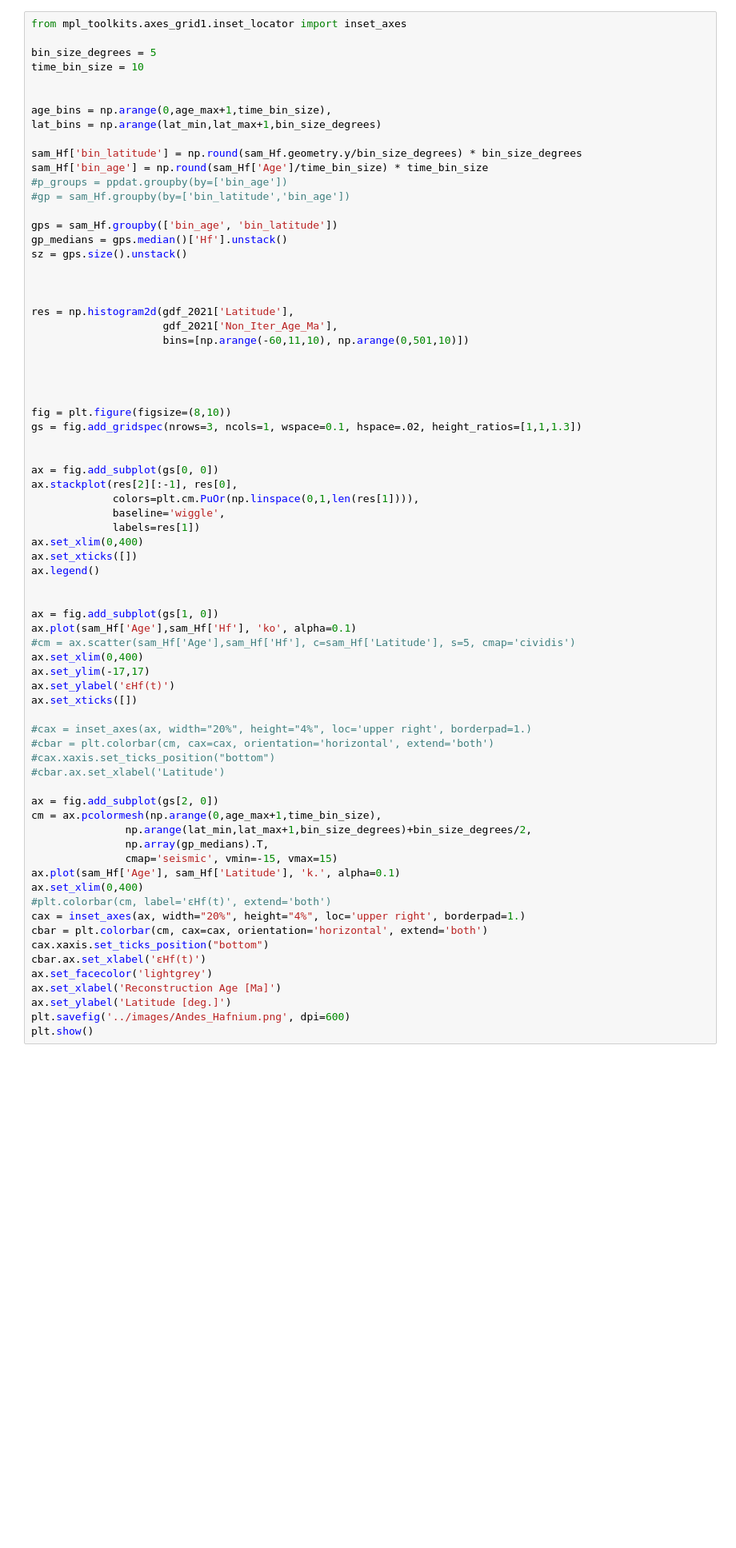
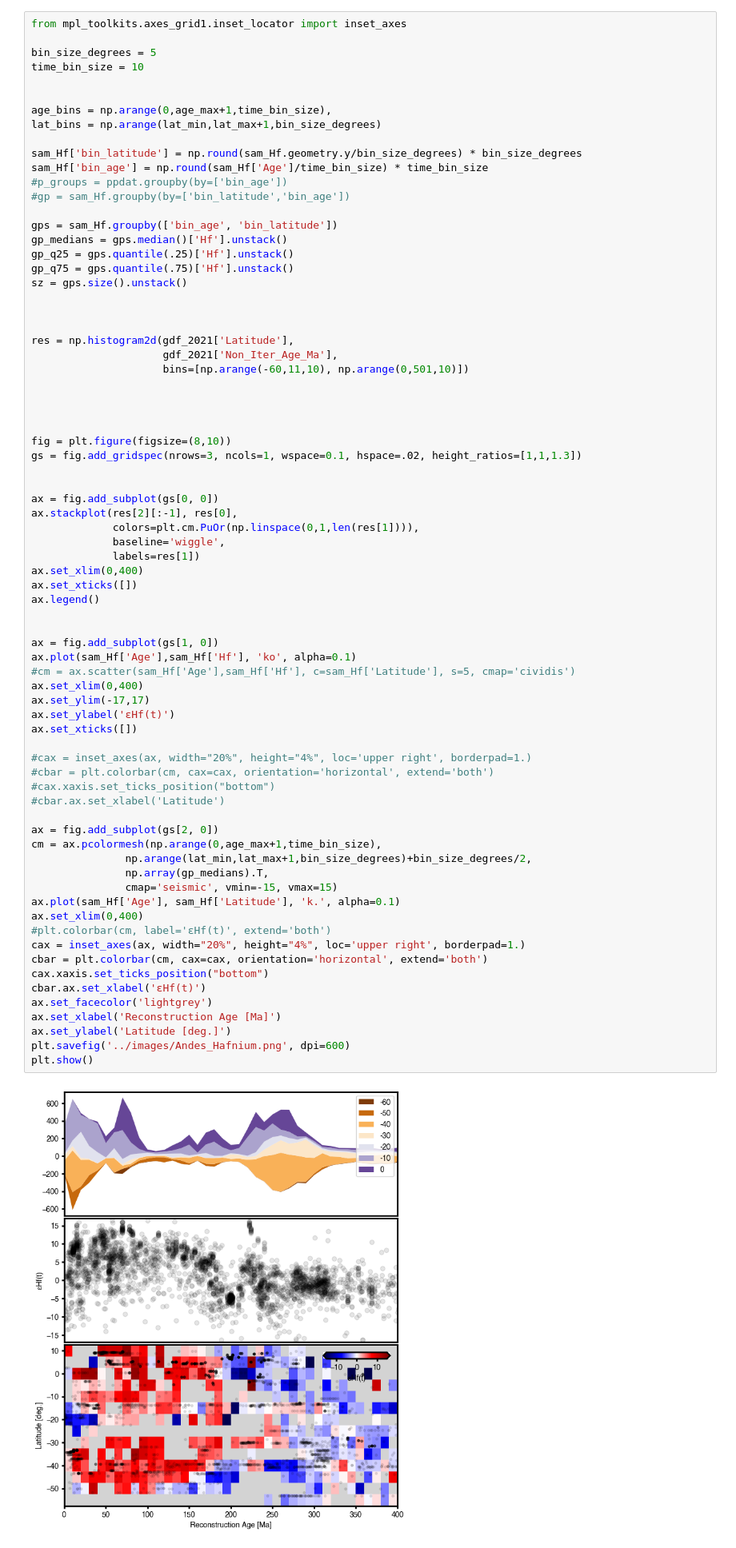
Before and after one commit to siwill22/global_paleoelevation, a Jupyter notebook: notebooks/Andes_Hafnium.ipynb, the cells around one changed output. Shown at 80% size. Saved outputs shown, nothing was run; the diff lists cells and outputs as text; blank space fills up the shorter version.

```diff
--- a/notebooks/Andes_Hafnium.ipynb
+++ b/notebooks/Andes_Hafnium.ipynb
@@ -75,6 +75,8 @@ sam_Hf['bin_age'] = np.round(sam_Hf['Age']/time_bin_size) * time_bin_size
 
 gps = sam_Hf.groupby(['bin_age', 'bin_latitude'])
 gp_medians = gps.median()['Hf'].unstack()
+gp_q25 = gps.quantile(.25)['Hf'].unstack()
+gp_q75 = gps.quantile(.75)['Hf'].unstack()
 sz = gps.size().unstack()
 
 
@@ -103,33 +105,35 @@ ax.legend()
 ax = fig.add_subplot(gs[1, 0])
 ax.plot(sam_Hf['Age'],sam_Hf['Hf'], 'ko', alpha=0.1)
 #cm = ax.scatter(sam_Hf['Age'],sam_Hf['Hf'], c=sam_Hf['Latitude'], s=5, cmap='cividis')
 ax.set_xlim(0,400)
 ax.set_ylim(-17,17)
 ax.set_ylabel('εHf(t)')
 ax.set_xticks([])
 
 #cax = inset_axes(ax, width="20%", height="4%", loc='upper right', borderpad=1.)
 #cbar = plt.colorbar(cm, cax=cax, orientation='horizontal', extend='both')
 #cax.xaxis.set_ticks_position("bottom")
 #cbar.ax.set_xlabel('Latitude')
 
 ax = fig.add_subplot(gs[2, 0])
 cm = ax.pcolormesh(np.arange(0,age_max+1,time_bin_size),
                np.arange(lat_min,lat_max+1,bin_size_degrees)+bin_size_degrees/2,
                np.array(gp_medians).T,
                cmap='seismic', vmin=-15, vmax=15)
 ax.plot(sam_Hf['Age'], sam_Hf['Latitude'], 'k.', alpha=0.1)
 ax.set_xlim(0,400)
 #plt.colorbar(cm, label='εHf(t)', extend='both')
 cax = inset_axes(ax, width="20%", height="4%", loc='upper right', borderpad=1.)
 cbar = plt.colorbar(cm, cax=cax, orientation='horizontal', extend='both')
 cax.xaxis.set_ticks_position("bottom")
 cbar.ax.set_xlabel('εHf(t)')
 ax.set_facecolor('lightgrey')
 ax.set_xlabel('Reconstruction Age [Ma]')
 ax.set_ylabel('Latitude [deg.]')
 plt.savefig('../images/Andes_Hafnium.png', dpi=600)
 plt.show()
+# %% [output]
+[figure, added]
 # %%
 import seaborn as sns
 bin_size = 2
```
Also changed, not shown: parts of 1 cell of this notebook.
